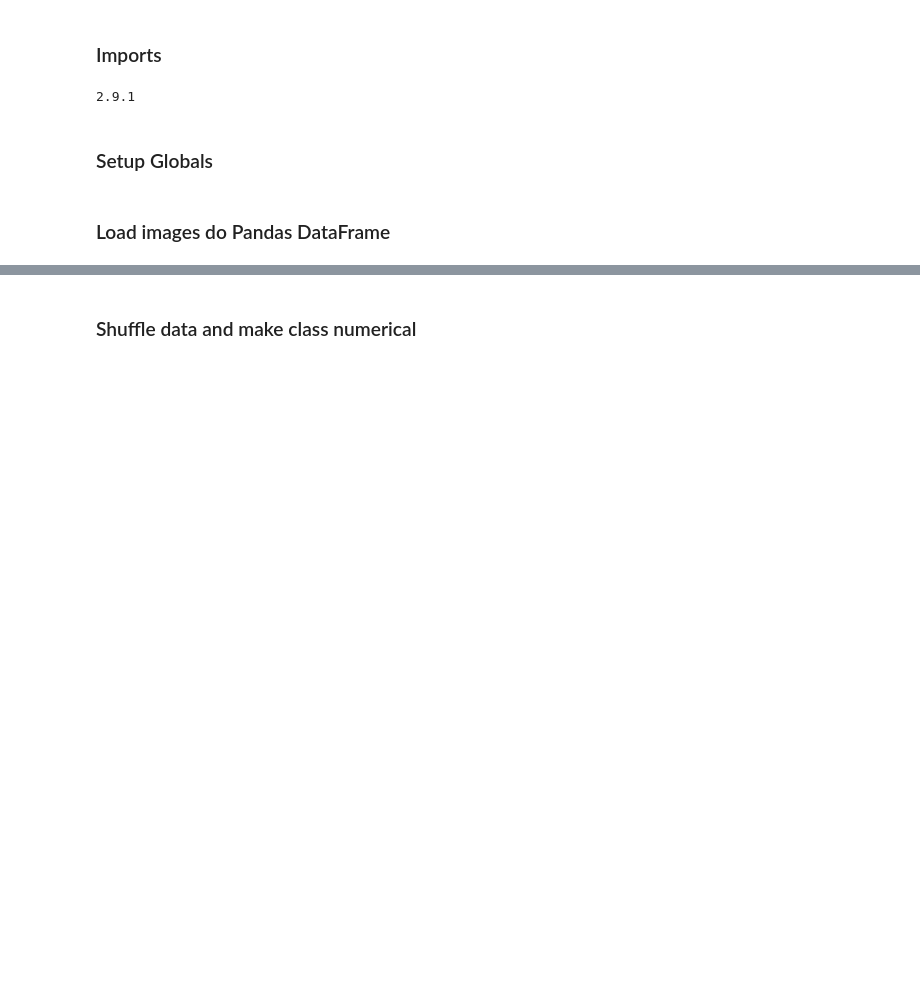
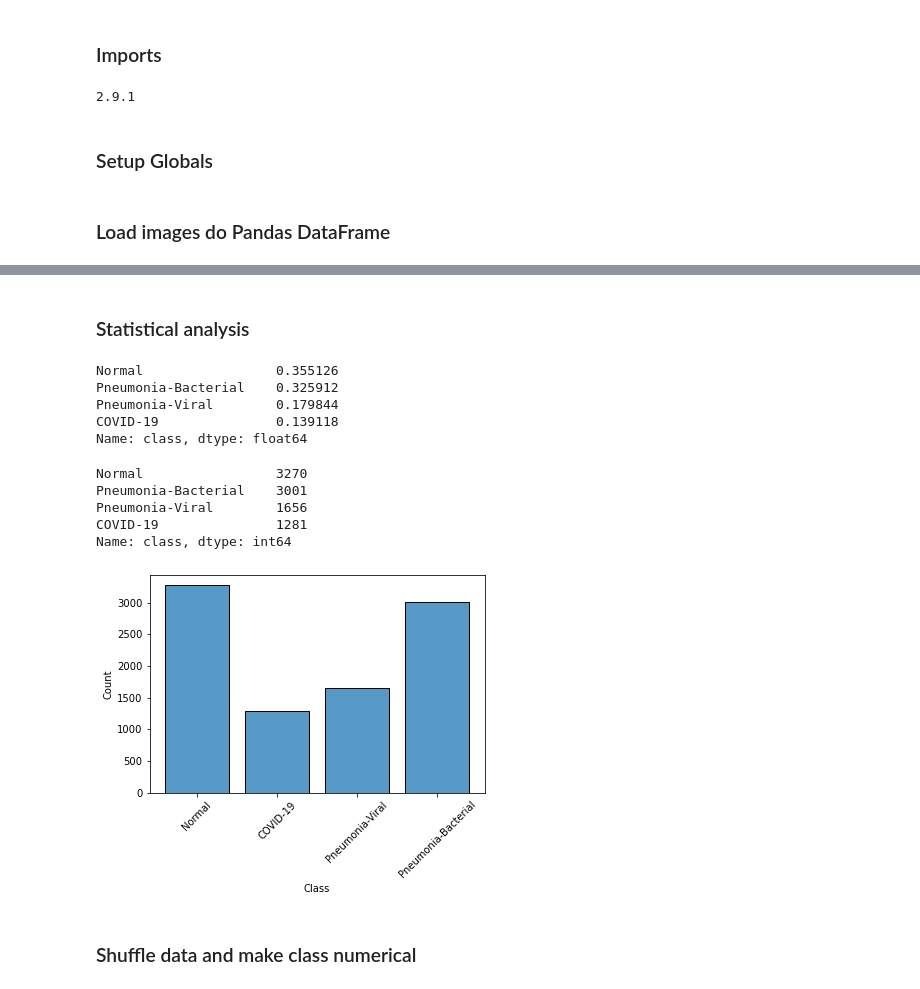
Before and after one commit to joao-pm-santos96/ml_project2, a Jupyter notebook: pneumonia.ipynb, the cells around one changed output, grey strips where cells are left out. Drawn from its saved outputs; the diff is of its cells as text; code cells hidden in the pictures; blank space fills up the shorter version.

Commit message:
Add statistics

```diff
--- a/pneumonia.ipynb
+++ b/pneumonia.ipynb
@@ -120,4 +120,32 @@ Name: class, dtype: int64
 9208 rows × 2 columns
+# %% [markdown]
+### Statistical analysis
+# %%
+data['class'].value_counts(normalize=True)
+# %% [output]
+Normal                 0.355126
+Pneumonia-Bacterial    0.325912
+Pneumonia-Viral        0.179844
+COVID-19               0.139118
+Name: class, dtype: float64
+# %%
+data['class'].value_counts()
+# %% [output]
+Normal                 3270
+Pneumonia-Bacterial    3001
+Pneumonia-Viral        1656
+COVID-19               1281
+Name: class, dtype: int64
+# %%
+df = data
+df['Class'] = pd.Categorical(df['class'], ['Normal','COVID-19','Pneumonia-Viral','Pneumonia-Bacterial'])
+
+
+sns.histplot(data=df, x='Class', shrink=0.8)
+plt.xticks(rotation=45)
+plt.savefig(f'./imgs/data_distribution.pdf', format='pdf', bbox_inches='tight')
+# %% [output]
+[figure, added]
 # %% [markdown]
 ### Shuffle data and make class numerical
 # %%
```
Also changed, not shown: parts of 2 cells of this notebook, 1 other file.
